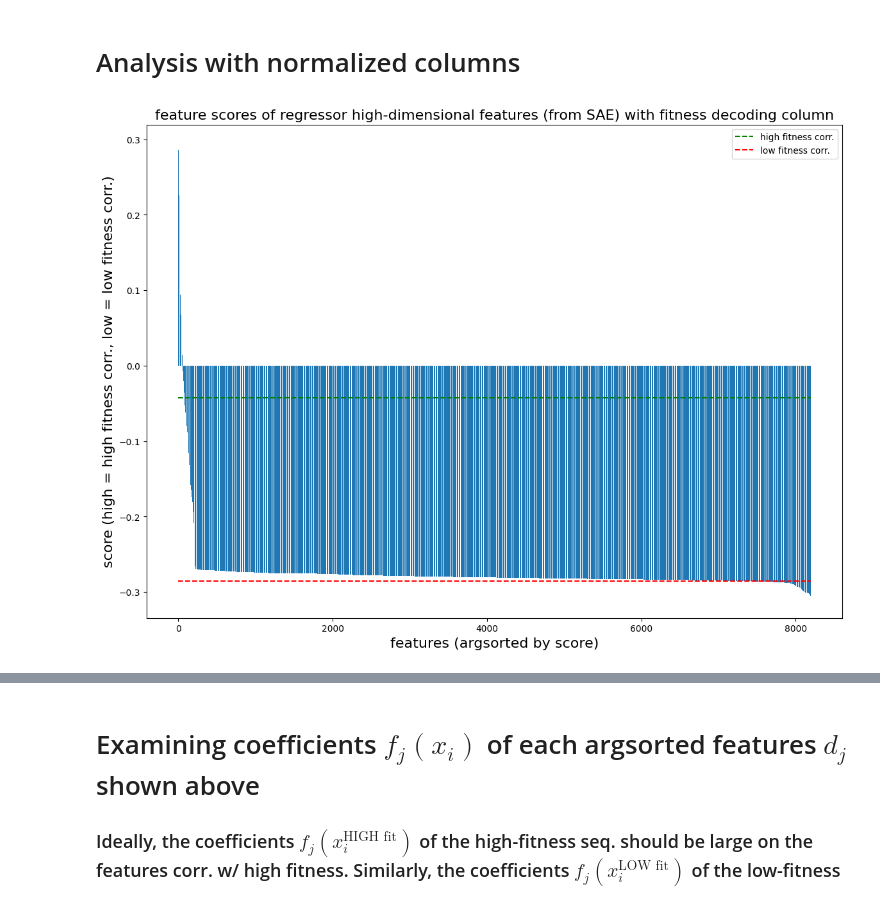
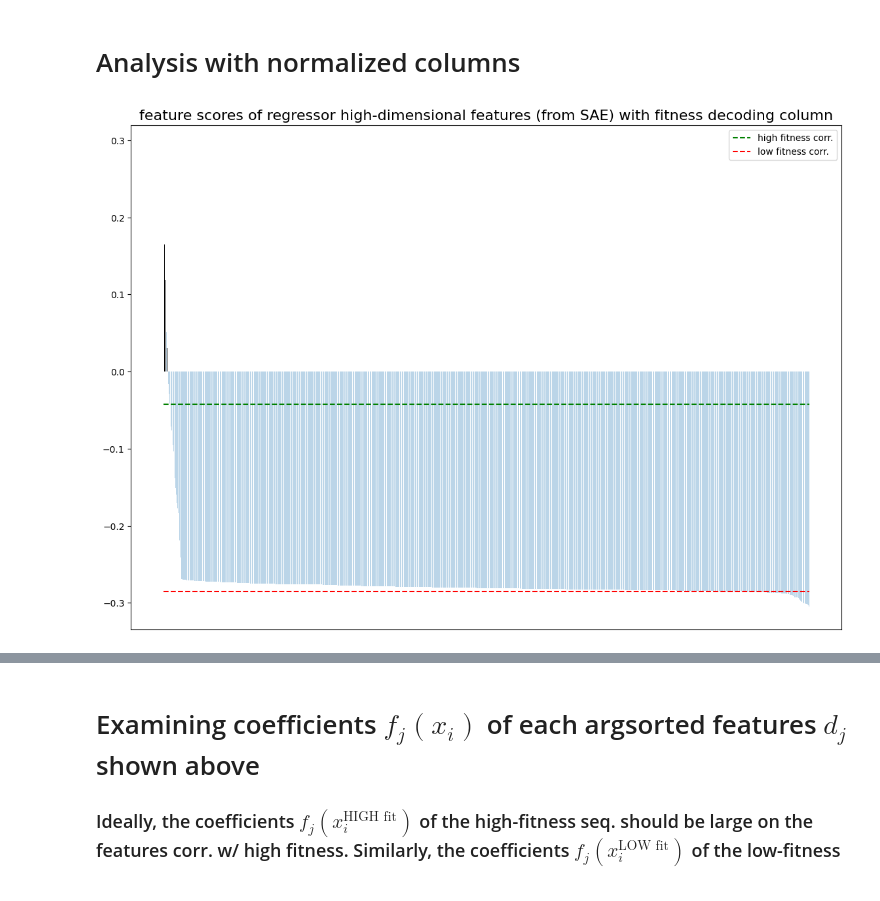
Before and after one commit to blab/mutational-embedding-vectors, a Jupyter notebook: notebooks/plm_circuits/ex21_covfit_SAE.ipynb, the cells around one changed output, grey strips where cells are left out. Saved outputs shown, nothing was run; the diff lists cells and outputs as text; code cells hidden in the pictures.

```diff
--- a/notebooks/plm_circuits/ex21_covfit_SAE.ipynb
+++ b/notebooks/plm_circuits/ex21_covfit_SAE.ipynb
@@ -430,0 +453,19 @@ torch.autograd.grad_mode.set_grad_enabled(mode=False)
+# %%
+diff_coefs = (mut_sae_coefs - orig_sae_coefs).abs().mean(dim=0)
+topk_feat_vals, topk_feat_inds = diff_coefs.topk(k=40, largest=True)
+# %%
+_, _, sae_coefs_all_data, _ = jumprelu_sae.forward(sae_data_activations[:,None,:] * MAGNIFICATION_SIZE)
+sae_coefs_all_data = sae_coefs_all_data.squeeze()
+torch.cuda.empty_cache()
+# %%
+rows = 5
+cols = 8
+fig, ax = plt.subplots(rows,cols,figsize=(20,18))
+for i in range(rows):
+    for j in range(cols):
+        feat_ind = i * cols + j
+        ax[i,j].hist(sae_coefs_all_data[:, topk_feat_inds[feat_ind]].cpu().numpy(), label=f"feat {topk_feat_inds[feat_ind]}, r{feat_ind}", bins=200)
+        ax[i,j].set_ylim([0,4000])
+        ax[i,j].legend()
+fig.suptitle("SAE features that have highest difference between mut. and orig. dataset")
+plt.show()
@@ -454,16 +496,21 @@ low_fit_sae_feats = sae_feature_score_sorted_indices[np.argwhere(sae_feature_sco
 # sae_quantile_05 = sae_feature_scores[sae_feature_score_sorted_indices[-topk_sae]]
 # high_fit_sae_feats = sae_feature_score_sorted_indices[:topk_sae]
 # low_fit_sae_feats = sae_feature_score_sorted_indices[-topk_sae:]
+# %%
+disp_topk_feat_inds = topk_feat_inds.cpu().numpy()
+disp_top_feat_inds_argsort_idx = np.argsort(sae_feature_scores[disp_topk_feat_inds])[::-1]
+
+disp_topk_map = {x:i for i,x in enumerate(sae_feature_score_sorted_indices)}
+disp_top_feat_rev_inds = [disp_topk_map[x] for x in disp_topk_feat_inds]
 # %%
 fig, ax = plt.subplots(1,1,figsize=(14,10))
 ax.set_title("feature scores of regressor high-dimensional features (from SAE) with fitness decoding column", fontsize=16)
-ax.bar(list(range(d_sae)), sae_feature_scores[sae_feature_score_sorted_indices])
+ax.bar(list(range(d_sae)), sae_feature_scores[sae_feature_score_sorted_indices], alpha=0.3)
+ax.bar(disp_top_feat_rev_inds, sae_feature_scores[disp_topk_feat_inds], color="black")
 ax.plot([0,d_sae], [sae_quantile_95, sae_quantile_95], color="green", label="high fitness corr.", linestyle="dashed")
 ax.plot([0,d_sae], [sae_quantile_05, sae_quantile_05], color="red", label="low fitness corr.", linestyle="dashed")
+ax.set_xticks([])
 ax.legend()
-
-ax.set_xlabel("features (argsorted by score)", fontsize=16)
-ax.set_ylabel("score (high = high fitness corr., low = low fitness corr.)", fontsize=16)
 plt.show()
 # %% [output]
-[figure, old version]
+[figure, new version]
```
Also changed, not shown: parts of 23 cells of this notebook.
